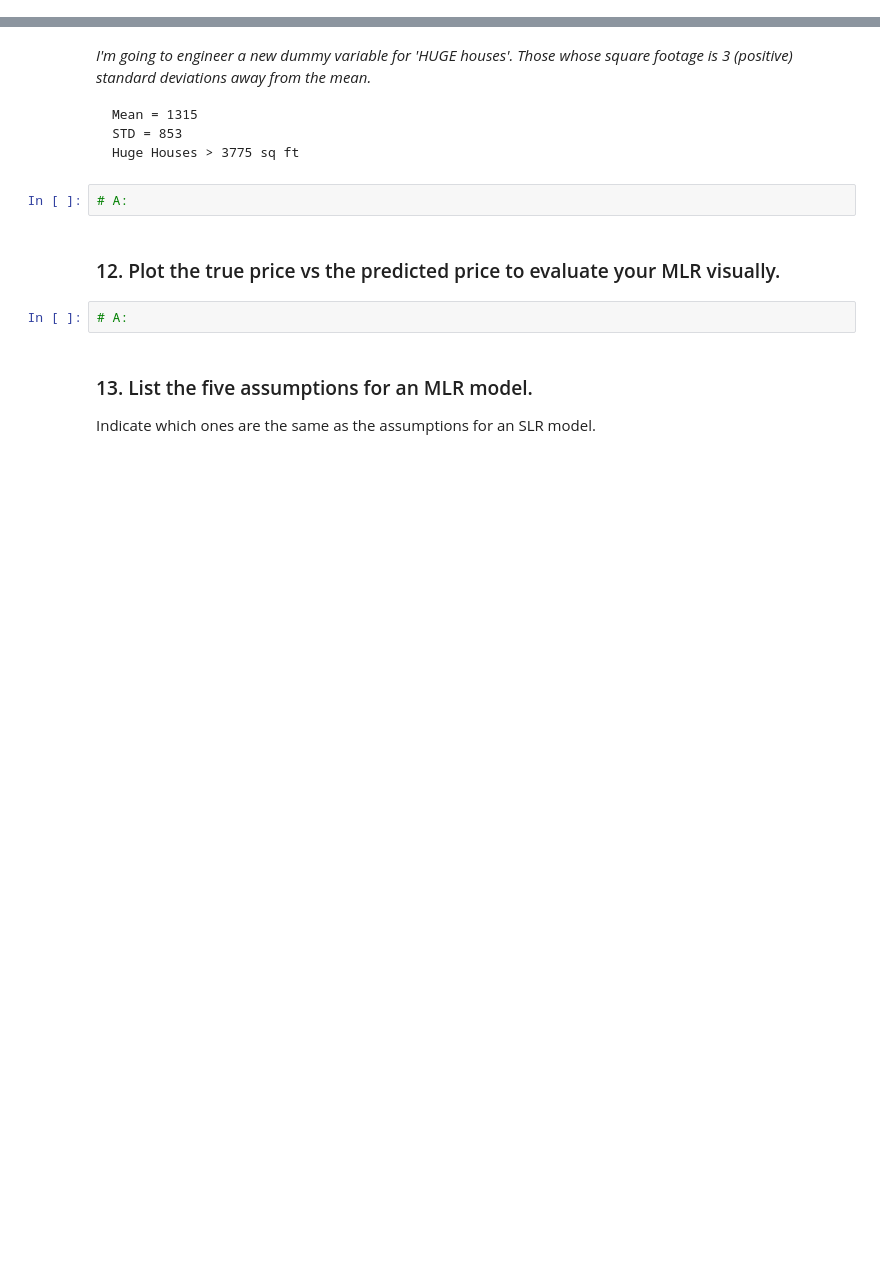
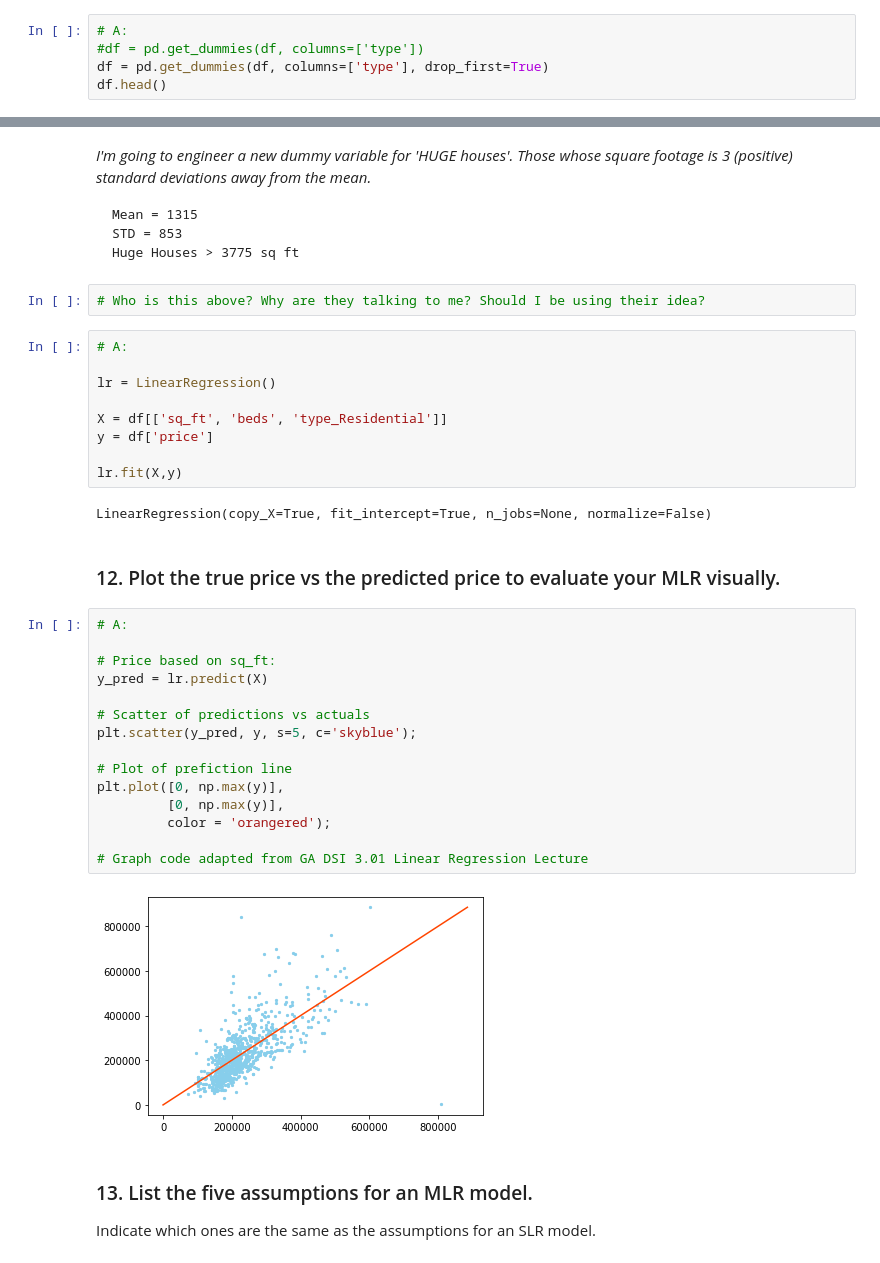
Before and after one commit to ersingt/GA, a Jupyter notebook: labs/3.01-lab-linear-regression-master/linear-regression-sacramento.ipynb, the cells around one changed output, grey strips where cells are left out. Cells and saved outputs as stored; diff of their text form; blank space fills up the shorter version.

````diff
--- a/labs/3.01-lab-linear-regression-master/linear-regression-sacramento.ipynb
+++ b/labs/3.01-lab-linear-regression-master/linear-regression-sacramento.ipynb
@@ -142,0 +251,5 @@ Print out the header of the dummy-coded variable output.
+# %%
+# A:
+#df = pd.get_dummies(df, columns=['type'])
+df = pd.get_dummies(df, columns=['type'], drop_first=True)
+df.head()
@@ -204,12 +348,38 @@ Mean = 1315
 STD = 853
 Huge Houses > 3775 sq ft
 ```
-# %%
-# A:
+# %%
+# Who is this above? Why are they talking to me? Should I be using their idea?
+# %%
+# A:
+
+lr = LinearRegression()
+
+X = df[['sq_ft', 'beds', 'type_Residential']]
+y = df['price']
+
+lr.fit(X,y)
+# %% [output]
+LinearRegression(copy_X=True, fit_intercept=True, n_jobs=None, normalize=False)
 # %% [markdown]
 ### 12. Plot the true price vs the predicted price to evaluate your MLR visually.
-# %%
-# A:
+# %%
+# A:
+
+# Price based on sq_ft:
+y_pred = lr.predict(X)
+
+# Scatter of predictions vs actuals
+plt.scatter(y_pred, y, s=5, c='skyblue');
+
+# Plot of prefiction line
+plt.plot([0, np.max(y)],
+         [0, np.max(y)],
+         color = 'orangered');
+
+# Graph code adapted from GA DSI 3.01 Linear Regression Lecture
+# %% [output]
+[figure, added]
 # %% [markdown]
 ### 13. List the five assumptions for an MLR model.
 
````
Also changed, not shown: parts of 44 cells of this notebook.
